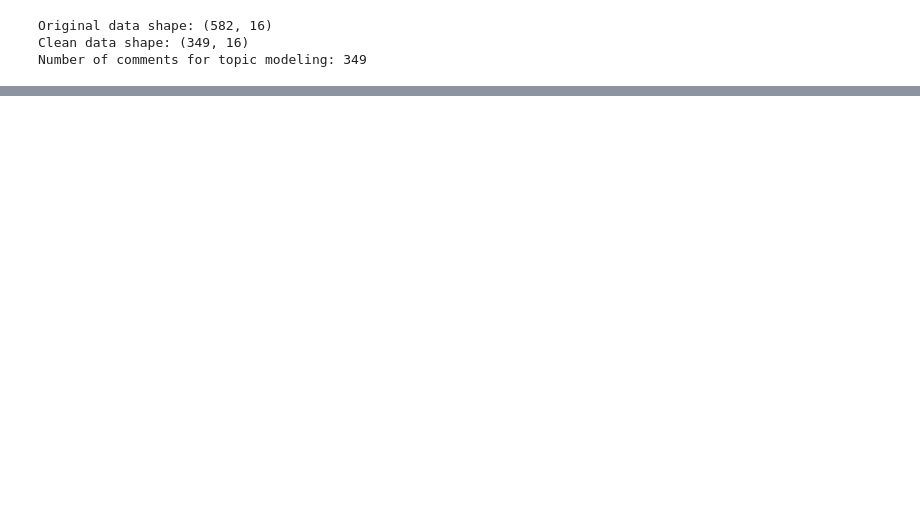
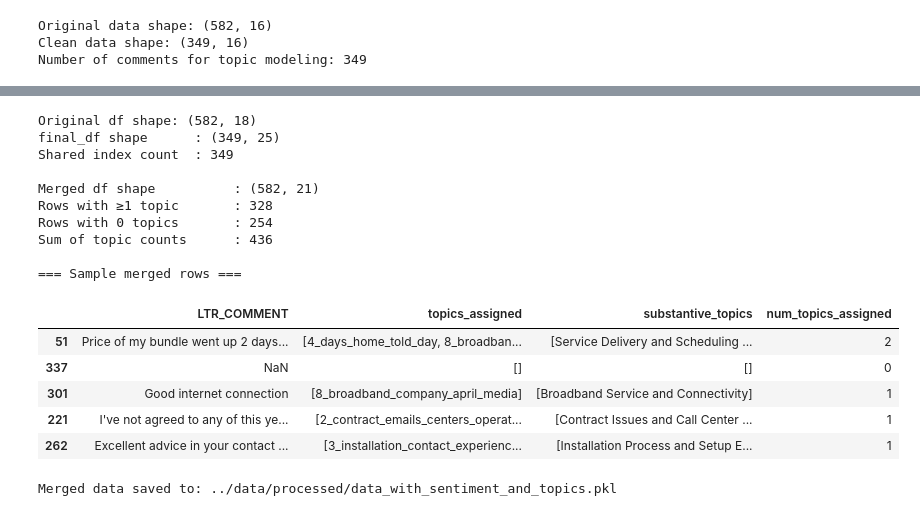
Before and after one commit to Ry-Rousseau/NLP_Call_Script_Analysis, a Jupyter notebook: notebooks/topic_theme_modelling.ipynb, the cells around one changed output, grey strips where cells are left out. Saved outputs shown, nothing was run; the diff lists cells and outputs as text; code cells hidden in the pictures; blank space fills up the shorter version.

```diff
--- a/notebooks/topic_theme_modelling.ipynb
+++ b/notebooks/topic_theme_modelling.ipynb
@@ -548,0 +1868,59 @@ Should also look into entity analysis, which can extract the proper nouns and th
+# %%
+# now we can merge final_df with the original df to get our original data with extracted topics
+
+df = pd.read_pickle("../data/processed/data_with_sentiment.pkl") # we'll get our full data at this point
+
+# 1) Confirm index overlap
+print("Original df shape:", df.shape)
+print("final_df shape      :", final_df.shape)
+shared_idx = df.index.intersection(final_df.index)
+print("Shared index count  :", len(shared_idx), "\n")
+
+# 2) Perform the join
+merged_df = df.join(
+    final_df[["topics_assigned", "substantive_topics", "num_topics_assigned"]],
+    how="left"
+)
+
+# 3) Fill defaults for rows without any topic assignment
+merged_df["topics_assigned"] = merged_df["topics_assigned"].apply(lambda x: x if isinstance(x, list) else [])
+merged_df["substantive_topics"] = merged_df["substantive_topics"].apply(lambda x: x if isinstance(x, list) else [])
+merged_df["num_topics_assigned"] = merged_df["num_topics_assigned"].fillna(0).astype(int)
+
+# 4) Sanity checks
+print("Merged df shape          :", merged_df.shape)
+print("Rows with ≥1 topic       :", (merged_df["num_topics_assigned"] > 0).sum())
+print("Rows with 0 topics       :", (merged_df["num_topics_assigned"] == 0).sum())
+print("Sum of topic counts      :", merged_df["num_topics_assigned"].sum(), "\n")
+
+# 5) Preview a few merged rows
+print("=== Sample merged rows ===")
+display(merged_df.sample(5)[
+    ["LTR_COMMENT", "topics_assigned", "substantive_topics", "num_topics_assigned"]
+])
+# %% [output]
+Original df shape: (582, 18)
+final_df shape      : (349, 25)
+Shared index count  : 349
+
+Merged df shape          : (582, 21)
+Rows with ≥1 topic       : 328
+Rows with 0 topics       : 254
+Sum of topic counts      : 436
+
+=== Sample merged rows ===
+|  | LTR_COMMENT | topics_assigned | substantive_topics | num_topics_assigned |
+| 51 | Price of my bundle went up 2 days... | [4_days_home_told_day, 8_broadban... | [Service Delivery and Scheduling ... | 2 |
+| 337 | NaN | [] | [] | 0 |
+| 301 | Good internet connection | [8_broadband_company_april_media] | [Broadband Service and Connectivity] | 1 |
+| 221 | I've not agreed to any of this ye... | [2_contract_emails_centers_operat... | [Contract Issues and Call Center ... | 1 |
+| 262 | Excellent advice in your contact ... | [3_installation_contact_experienc... | [Installation Process and Setup E... | 1 |
+# %%
+## Save our data with both sentiment and topics
+merged_df.to_pickle("../data/processed/data_with_sentiment_and_topics.pkl")
+print("Merged data saved to: ../data/processed/data_with_sentiment_and_topics.pkl")
+
+# save to csv
+merged_df.to_csv("../data/processed/data_with_sentiment_and_topics.csv", index=False)
+# %% [output]
+Merged data saved to: ../data/processed/data_with_sentiment_and_topics.pkl
```
Also changed, not shown: parts of 40 cells of this notebook, 6 other files.
